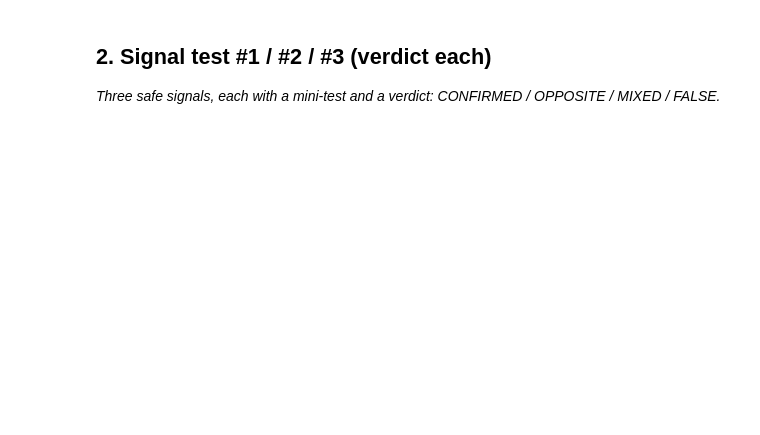
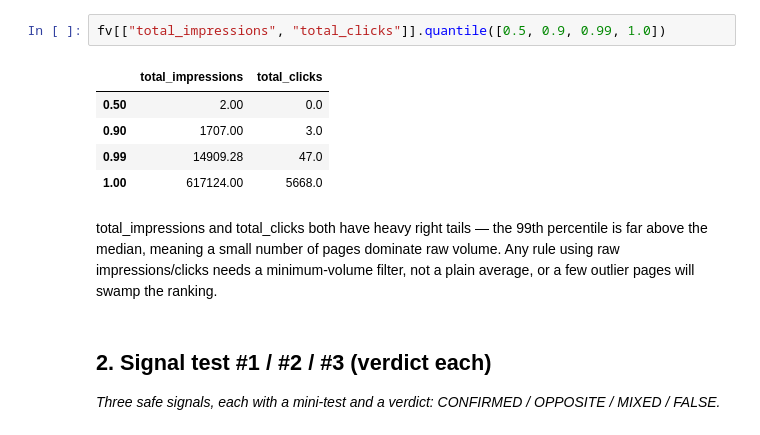
Before and after one commit to Abdul-Samad-17/FlyRank-Internship, a Jupyter notebook: work/notebooks/w04_signal_audit.ipynb, the cells around one changed output. Cells and saved outputs as stored; diff of their text form; blank space fills up the shorter version.

```diff
--- a/work/notebooks/w04_signal_audit.ipynb
+++ b/work/notebooks/w04_signal_audit.ipynb
@@ -16,3 +50,13 @@ This skeleton is yours to fill. Work the sections **in order** — each one has
+# %%
+fv[["total_impressions", "total_clicks"]].quantile([0.5, 0.9, 0.99, 1.0])
+# %% [output]
+|  | total_impressions | total_clicks |
+| 0.50 | 2.00 | 0.0 |
+| 0.90 | 1707.00 | 3.0 |
+| 0.99 | 14909.28 | 47.0 |
+| 1.00 | 617124.00 | 5668.0 |
+# %% [markdown]
+total_impressions and total_clicks both have heavy right tails — the 99th percentile is far above the median, meaning a small number of pages dominate raw volume. Any rule using raw impressions/clicks needs a minimum-volume filter, not a plain average, or a few outlier pages will swamp the ranking.
 # %% [markdown]
 ## 2. Signal test #1 / #2 / #3 (verdict each)
 
```
Also changed, not shown: parts of 18 cells of this notebook.
